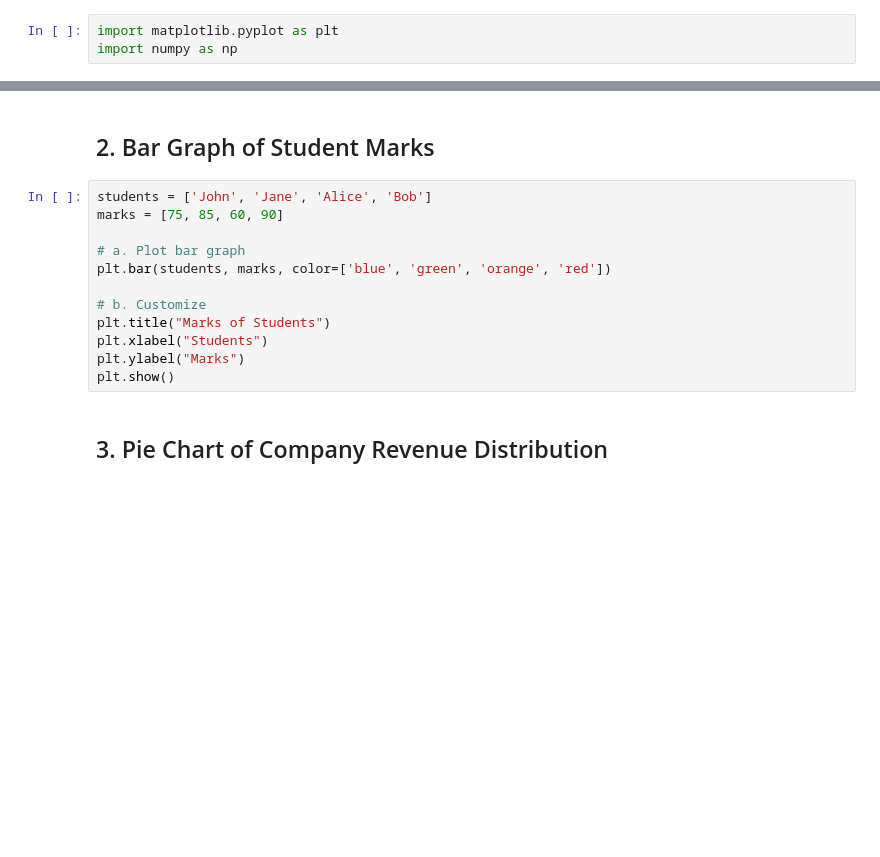
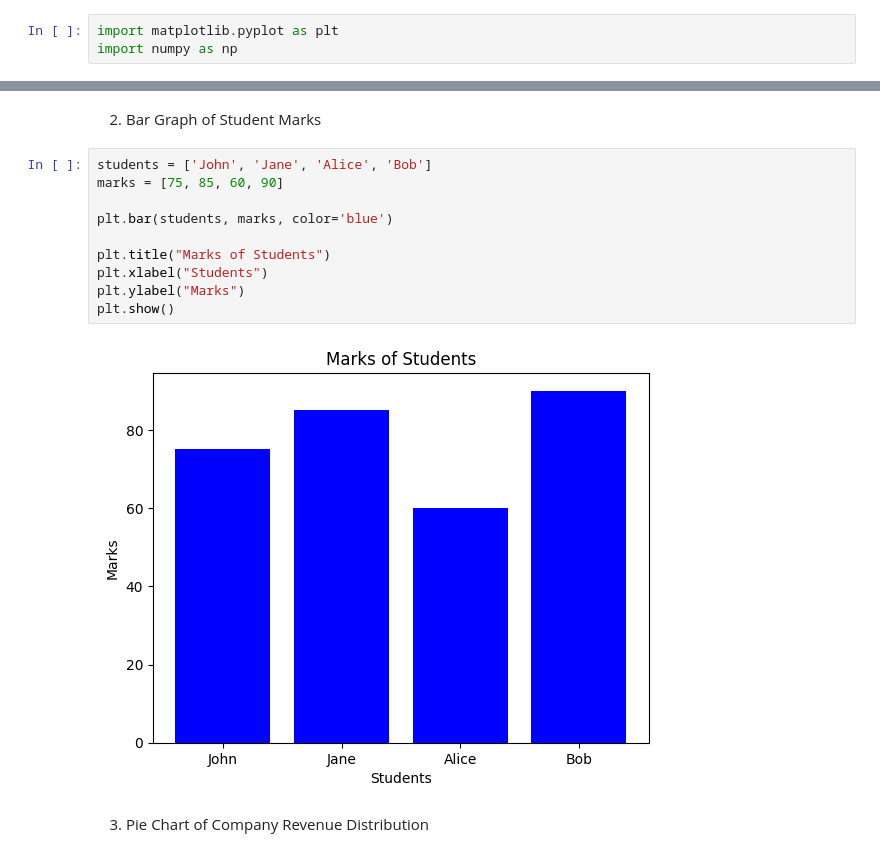
Before and after one commit to Shreya-Gupta24/TuteDude-Data-Science-Assignments, a Jupyter notebook: assignment3/matplotlib_assignment.ipynb, the cells around one changed output, grey strips where cells are left out. Saved outputs shown, nothing was run; the diff lists cells and outputs as text; blank space fills up the shorter version.

```diff
--- a/assignment3/matplotlib_assignment.ipynb
+++ b/assignment3/matplotlib_assignment.ipynb
@@ -21,19 +20,19 @@ plt.show()
 # %% [markdown]
-## 2. Bar Graph of Student Marks
+2. Bar Graph of Student Marks
 # %%
 students = ['John', 'Jane', 'Alice', 'Bob']
 marks = [75, 85, 60, 90]
 
-# a. Plot bar graph
-plt.bar(students, marks, color=['blue', 'green', 'orange', 'red'])
+plt.bar(students, marks, color='blue')
 
-# b. Customize
 plt.title("Marks of Students")
 plt.xlabel("Students")
 plt.ylabel("Marks")
 plt.show()
+# %% [output]
+[figure, added]
 # %% [markdown]
-## 3. Pie Chart of Company Revenue Distribution
+3. Pie Chart of Company Revenue Distribution
 # %%
 regions = ['North America', 'Europe', 'Asia', 'Others']
 revenue = [45, 25, 20, 10]
```
Also changed, not shown: parts of 6 cells of this notebook, 2 other files.
